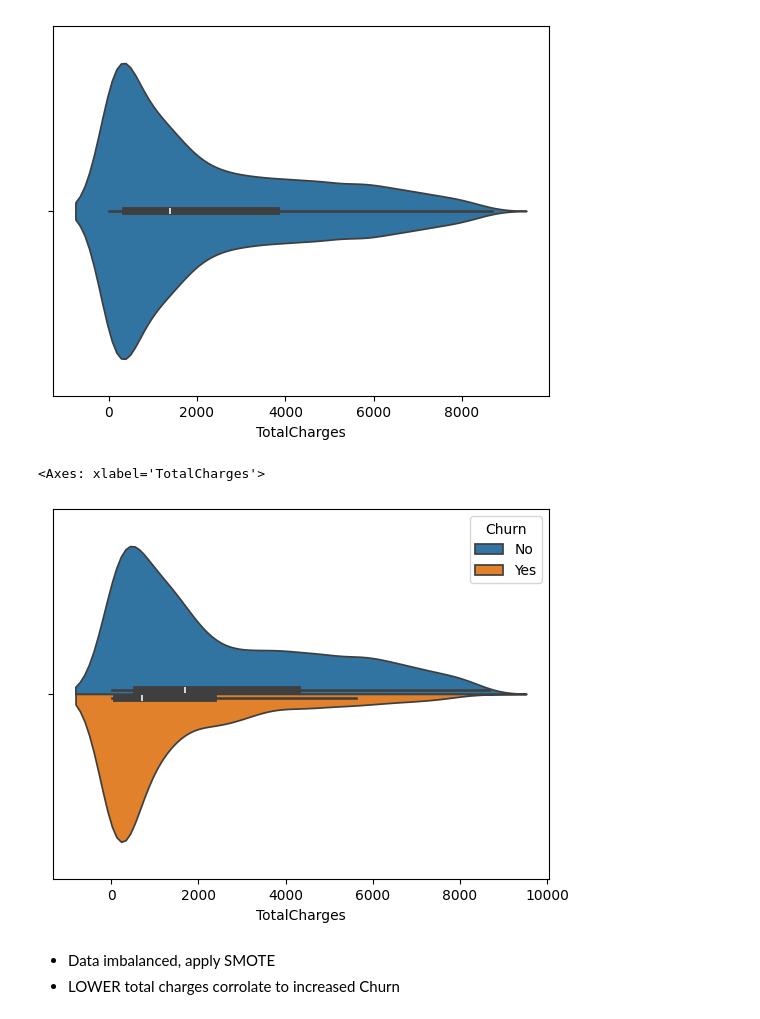
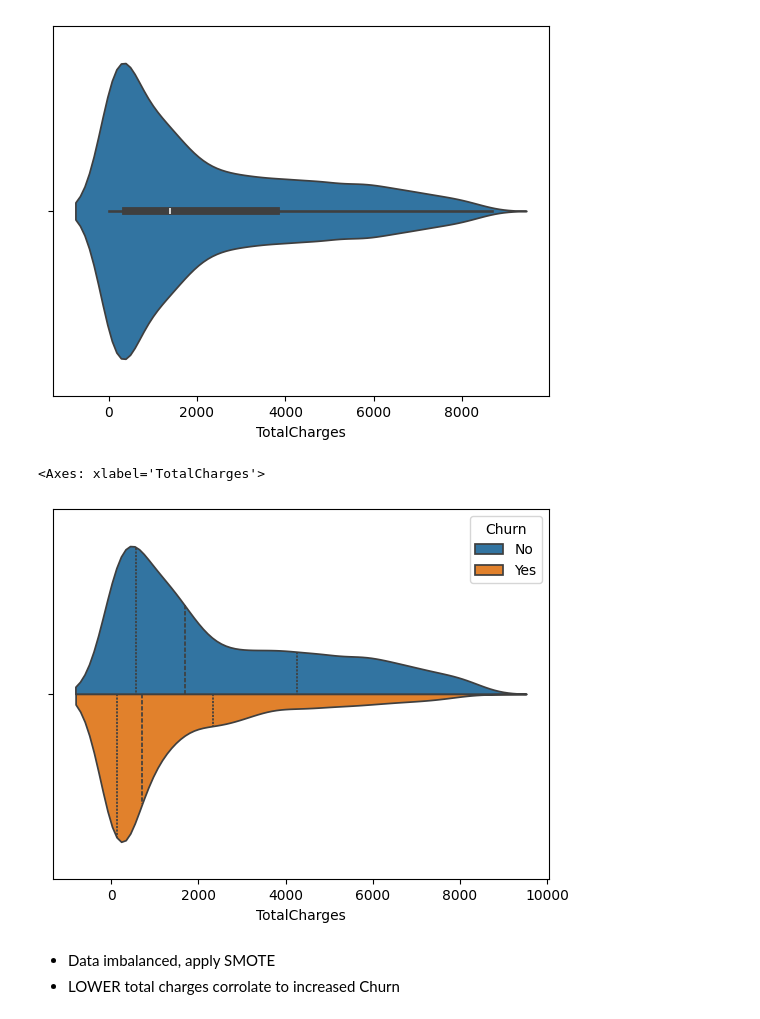
Before and after one commit to CarrotKM/Telco_Churn-Binary-Model, a Jupyter notebook: Karan_“Batman”_Mohindroo_Telco_Assignment_Template.ipynb, the cells around one changed output. Drawn from its saved outputs; the diff is of its cells as text; code cells hidden in the pictures.

```diff
--- a/Karan_“Batman”_Mohindroo_Telco_Assignment_Template.ipynb
+++ b/Karan_“Batman”_Mohindroo_Telco_Assignment_Template.ipynb
@@ -93,6 +93,8 @@ data.head()
 | 3 | 7795-CFOCW | Male | 0 | No | No | 45 | No | No phone service | ... |
 | 4 | 9237-HQITU | Female | 0 | No | No | 2 | Yes | No | ... |
 5 rows × 21 columns
+# %%
+data.drop('customerID', axis=1, inplace=True)
 # %% [markdown]
 # EDA
 # %% [markdown]
@@ -152,4 +171,5 @@ print(non_numeric_values)
 # %%
 data['TotalCharges'] = pd.to_numeric(data['TotalCharges'], errors='coerce')
+data.dropna(subset=['TotalCharges'], inplace=True)
 data['TotalCharges'].isnull().sum()
 # %% [output]
@@ -194,10 +214,6 @@ for col in numerical_features:
 **Dealing with missing values in TotalCharges**
 
 ---
-# %%
-from sklearn.impute import KNNImputer
-imputer = KNNImputer(n_neighbors=5)
-data['TotalCharges'] = imputer.fit_transform(data[['TotalCharges']])
 # %%
 data['TotalCharges'].describe()
 # %% [output]
@@ -240,10 +235,10 @@ violinplot(x=data['TotalCharges'])
 <Axes: xlabel='TotalCharges'>
 [figure]
 # %%
-violinplot(x=data['TotalCharges'], hue=data['Churn'], split=True)
+violinplot(x=data['TotalCharges'], hue=data['Churn'], split=True, inner='quart')
 # %% [output]
 <Axes: xlabel='TotalCharges'>
-[figure, old version]
+[figure, new version]
 # %% [markdown]
 
 
```
Also changed, not shown: parts of 28 cells of this notebook.
